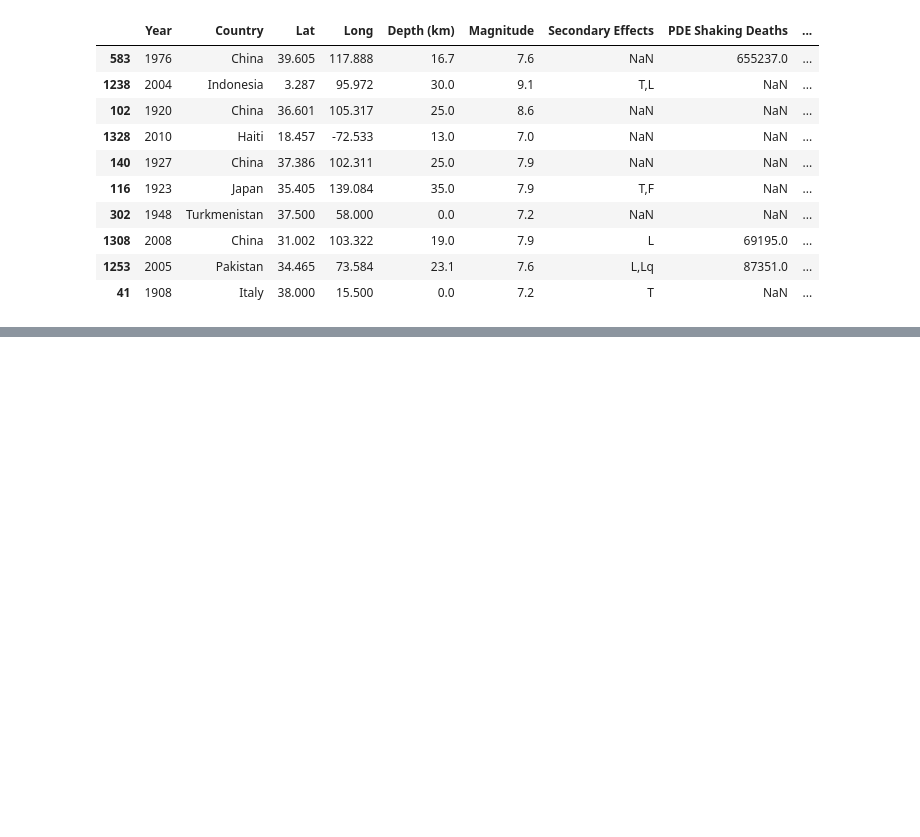
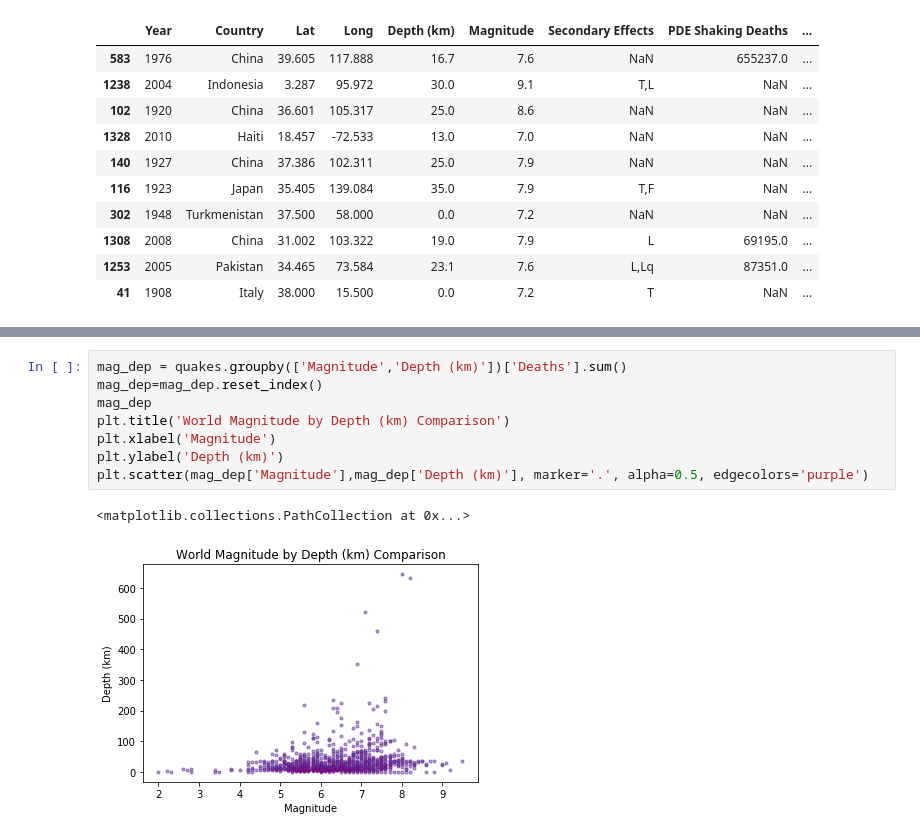
Before and after one commit to DataScienceBS/data-question-3-tornado-bombers, a Jupyter notebook: Earthquakes.ipynb, the cells around one changed output, grey strips where cells are left out. Saved outputs shown, nothing was run; the diff lists cells and outputs as text; blank space fills up the shorter version.

Commit message:
plotting

```diff
--- a/Earthquakes.ipynb
+++ b/Earthquakes.ipynb
@@ -370,0 +378,11 @@ g= (g.map(plt.plot, 'Year', 'Deaths', marker= '.')
+# %%
+mag_dep = quakes.groupby(['Magnitude','Depth (km)'])['Deaths'].sum()
+mag_dep=mag_dep.reset_index()
+mag_dep
+plt.title('World Magnitude by Depth (km) Comparison')
+plt.xlabel('Magnitude')
+plt.ylabel('Depth (km)')
+plt.scatter(mag_dep['Magnitude'],mag_dep['Depth (km)'], marker='.', alpha=0.5, edgecolors='purple')
+# %% [output]
+<matplotlib.collections.PathCollection at 0x...>
+[figure, added]
```
Also changed, not shown: parts of 23 cells of this notebook.
